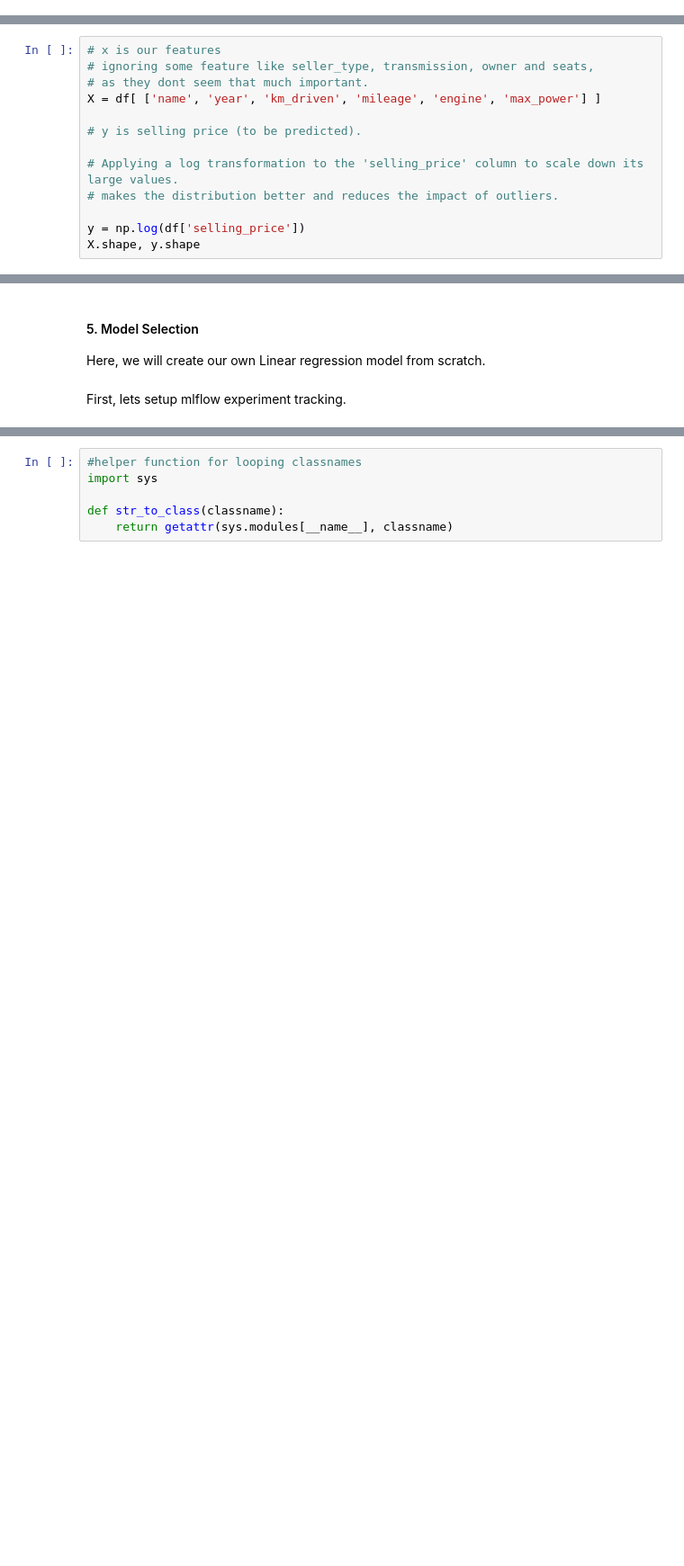
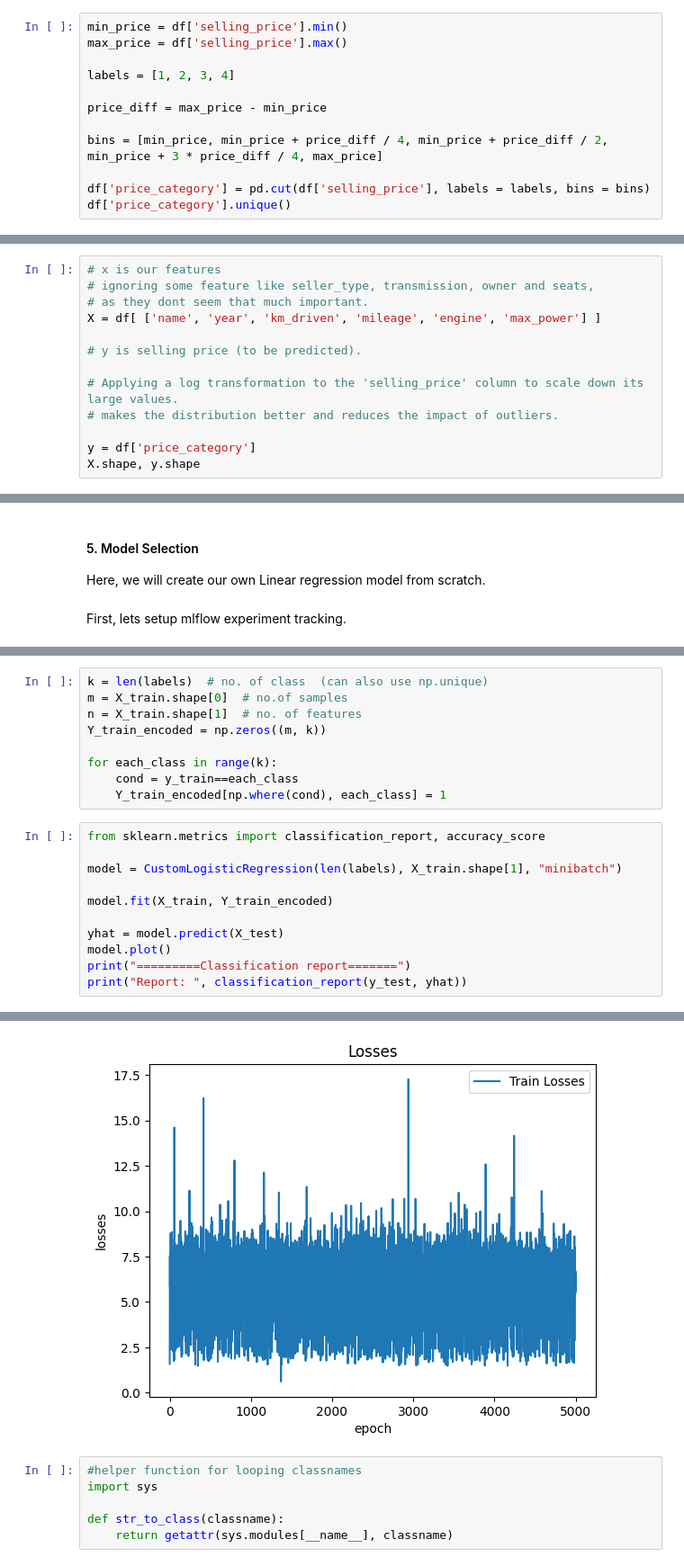
Before and after one commit to puskr99/A3-car-price, a Jupyter notebook: code/car-price-prediction.ipynb, the cells around one changed output, grey strips where cells are left out. Shown at 90% size. Saved outputs shown, nothing was run; the diff lists cells and outputs as text; blank space fills up the shorter version.

```diff
--- a/code/car-price-prediction.ipynb
+++ b/code/car-price-prediction.ipynb
@@ -317,0 +327,12 @@ Some logics behind the feature selection:
+# %%
+min_price = df['selling_price'].min()
+max_price = df['selling_price'].max()
+
+labels = [1, 2, 3, 4]
+
+price_diff = max_price - min_price
+
+bins = [min_price, min_price + price_diff / 4, min_price + price_diff / 2, min_price + 3 * price_diff / 4, max_price]
+
+df['price_category'] = pd.cut(df['selling_price'], labels = labels, bins = bins)
+df['price_category'].unique()
@@ -326,7 +350,7 @@ X = df[ ['name', 'year', 'km_driven', 'mileage', 'engine', 'max_power'] ]
 # Applying a log transformation to the 'selling_price' column to scale down its large values.
 # makes the distribution better and reduces the impact of outliers.
 
-y = np.log(df['selling_price'])
+y = df['price_category']
 X.shape, y.shape
 # %% [output]
 ((8033, 6), (8033,))
@@ -869,0 +714,21 @@ class Ridge(LinearRegression):
+# %%
+k = len(labels)  # no. of class  (can also use np.unique)
+m = X_train.shape[0]  # no.of samples
+n = X_train.shape[1]  # no. of features
+Y_train_encoded = np.zeros((m, k))
+
+for each_class in range(k):
+    cond = y_train==each_class
+    Y_train_encoded[np.where(cond), each_class] = 1
+# %%
+from sklearn.metrics import classification_report, accuracy_score
+
+model = CustomLogisticRegression(len(labels), X_train.shape[1], "minibatch")
+
+model.fit(X_train, Y_train_encoded)
+
+yhat = model.predict(X_test)
+model.plot()
+print("=========Classification report=======")
+print("Report: ", classification_report(y_test, yhat))
+# %% [output]
@@ -870,3 +752,4 @@ class Ridge(LinearRegression):
+[figure, added]
 # %%
 #helper function for looping classnames
 import sys
```
Also changed, not shown: parts of 14 cells of this notebook.
